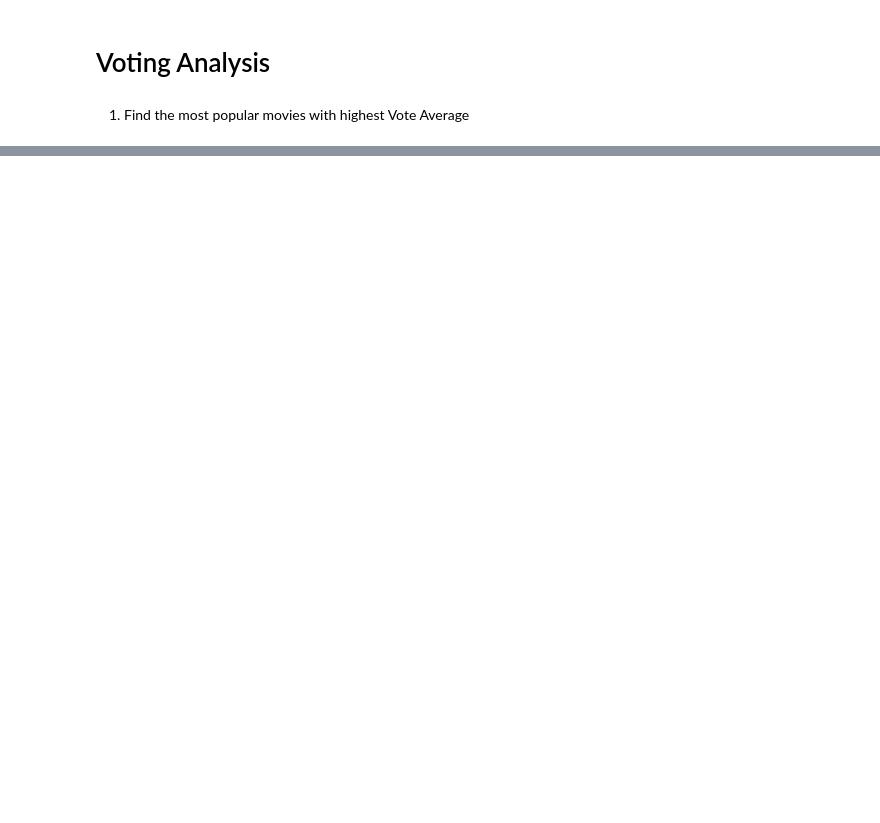
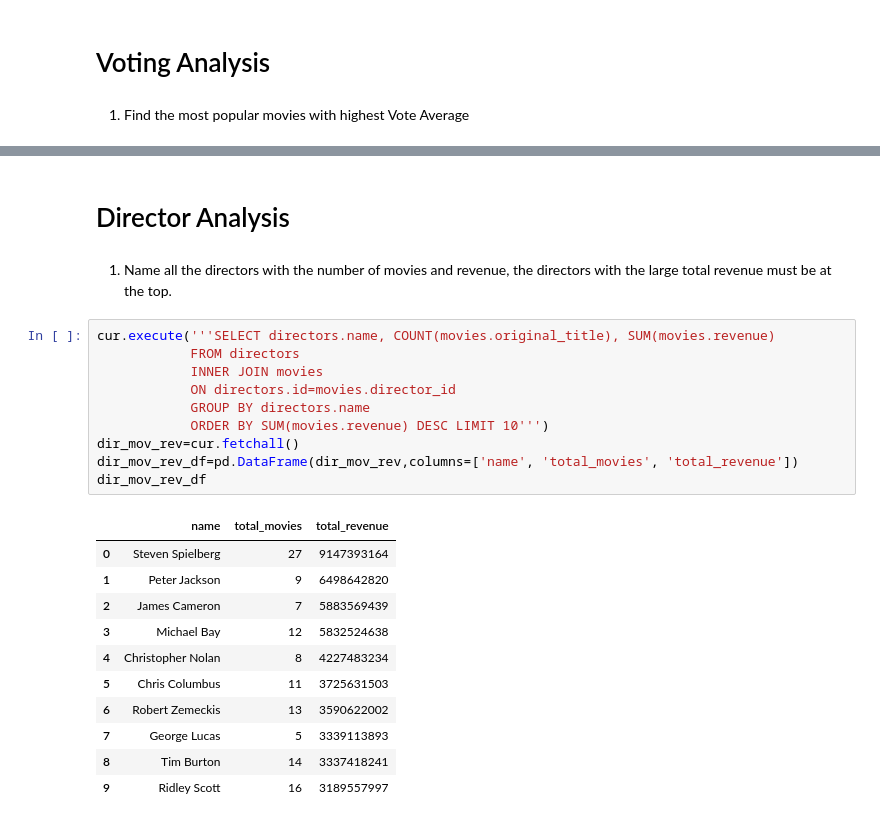
Before and after one commit to Naveen-Karanamu/IMDB-Dataset-Analysis, a Jupyter notebook: main.ipynb, the cells around one changed output, grey strips where cells are left out. Cells and saved outputs as stored; diff of their text form; blank space fills up the shorter version.

```diff
--- a/main.ipynb
+++ b/main.ipynb
@@ -245,3 +245,29 @@ most_popular_df
 | 7 | 46934 | The Godfather | 6000000 | 143 | 1972-03-14 | 245066411 | The Godfather | 8.4 | ... |
 | 8 | 44259 | Fight Club | 63000000 | 146 | 1999-10-15 | 100853753 | Fight Club | 8.3 | ... |
 | 9 | 45415 | Schindler's List | 22000000 | 104 | 1993-11-29 | 321365567 | Schindler's List | 8.3 | ... |
+# %% [markdown]
+# Director Analysis
+# %% [markdown]
+1. Name all the directors with the number of movies and revenue, the directors with the large total revenue must be at the top.
+# %%
+cur.execute('''SELECT directors.name, COUNT(movies.original_title), SUM(movies.revenue)
+            FROM directors
+            INNER JOIN movies
+            ON directors.id=movies.director_id
+            GROUP BY directors.name
+            ORDER BY SUM(movies.revenue) DESC LIMIT 10''')
+dir_mov_rev=cur.fetchall()
+dir_mov_rev_df=pd.DataFrame(dir_mov_rev,columns=['name', 'total_movies', 'total_revenue'])
+dir_mov_rev_df
+# %% [output]
+|  | name | total_movies | total_revenue |
+| 0 | Steven Spielberg | 27 | 9147393164 |
+| 1 | Peter Jackson | 9 | 6498642820 |
+| 2 | James Cameron | 7 | 5883569439 |
+| 3 | Michael Bay | 12 | 5832524638 |
+| 4 | Christopher Nolan | 8 | 4227483234 |
+| 5 | Chris Columbus | 11 | 3725631503 |
+| 6 | Robert Zemeckis | 13 | 3590622002 |
+| 7 | George Lucas | 5 | 3339113893 |
+| 8 | Tim Burton | 14 | 3337418241 |
+| 9 | Ridley Scott | 16 | 3189557997 |
```
Also changed, not shown: parts of 4 cells of this notebook.
